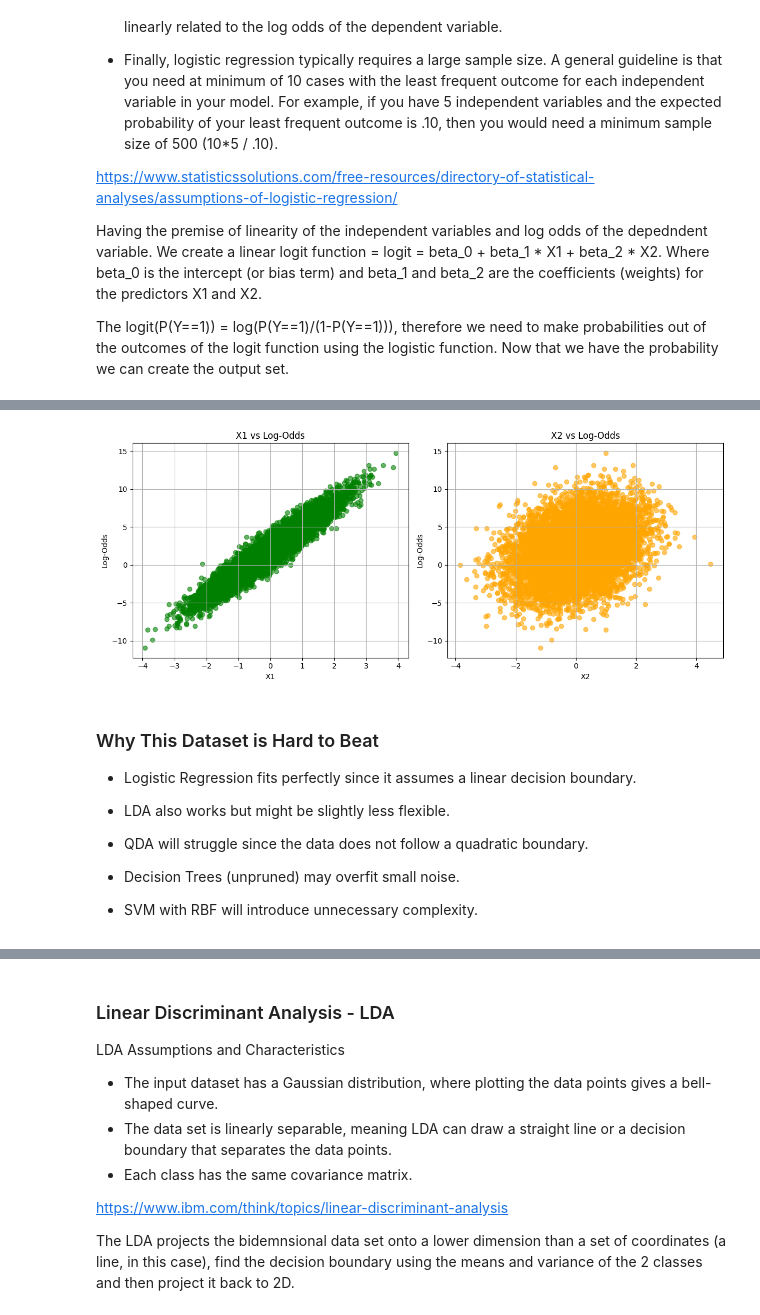
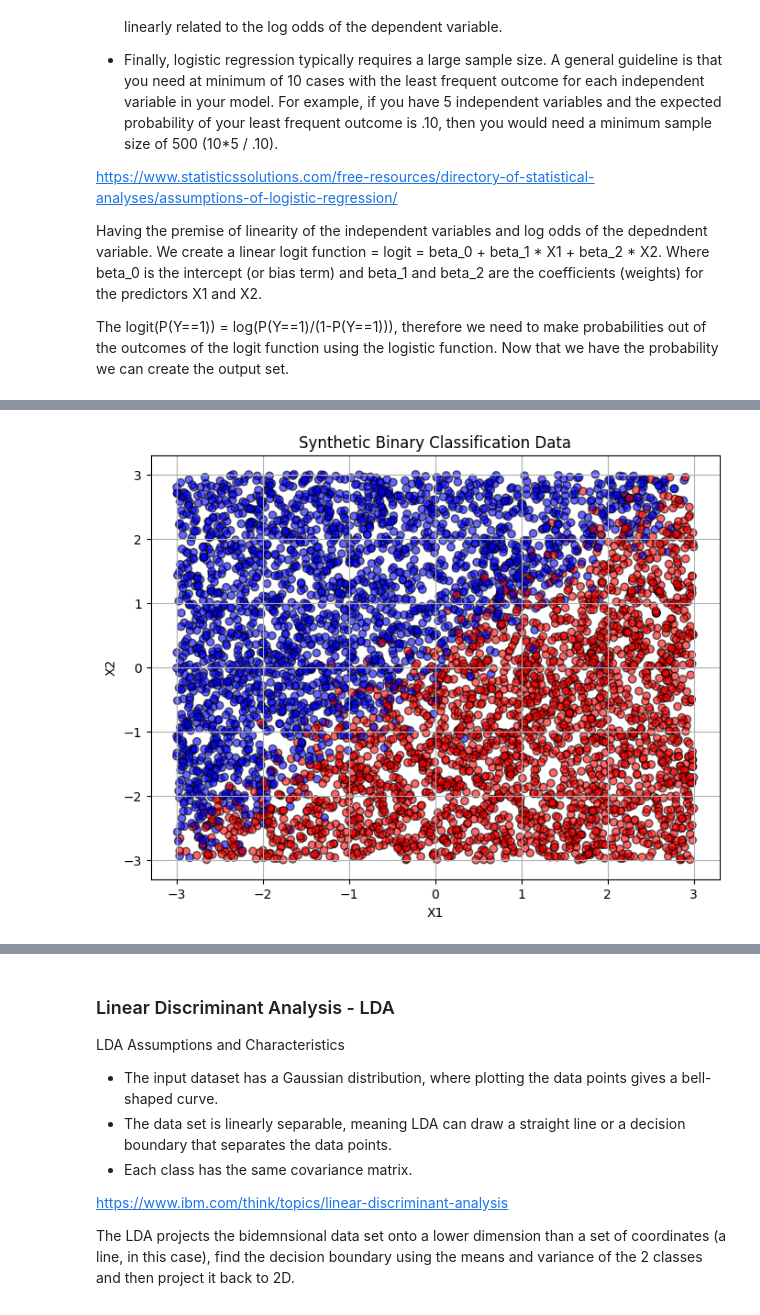
Before and after one commit to cosmintianu/ML-Algorithms-Behavior-Analysis, a Jupyter notebook: MainCosmin.ipynb, the cells around one changed output, grey strips where cells are left out. Saved outputs shown, nothing was run; the diff lists cells and outputs as text; code cells hidden in the pictures.

```diff
--- a/MainCosmin.ipynb
+++ b/MainCosmin.ipynb
@@ -117,36 +22,29 @@ plt.show()
-# %%
-# Plot the relationship between X1 and log-odds
-plt.figure(figsize=(12, 5))
-
-# Subplot for X1 vs Log-Odds
-plt.subplot(1, 2, 1)
-plt.scatter(X1, logit, alpha=0.6, color='green', label='X1 vs Log-Odds')
-plt.xlabel('X1')
-plt.ylabel('Log-Odds')
-plt.title('X1 vs Log-Odds')
-plt.grid(True)
-
-# Subplot for X2 vs Log-Odds
-plt.subplot(1, 2, 2)
-plt.scatter(X2, logit, alpha=0.6, color='orange', label='X2 vs Log-Odds')
-plt.xlabel('X2')
-plt.ylabel('Log-Odds')
-plt.title('X2 vs Log-Odds')
-plt.grid(True)
-
-# Show the plots
-plt.tight_layout()
-plt.show()
-# %% [output]
-[figure, removed]
-# %% [markdown]
-### Why This Dataset is Hard to Beat
-- Logistic Regression fits perfectly since it assumes a linear decision boundary.
-
-- LDA also works but might be slightly less flexible.
-
-- QDA will struggle since the data does not follow a quadratic boundary.
-
-- Decision Trees (unpruned) may overfit small noise.
-
-- SVM with RBF will introduce unnecessary complexity.
+# %%
+import numpy as np
+import matplotlib.pyplot as plt
+import seaborn as sns
+from sklearn.linear_model import LogisticRegression
+from sklearn.model_selection import train_test_split, cross_val_score
+from sklearn.metrics import accuracy_score
+
+# Step 1: Generate data
+np.random.seed(42)
+n = 5000
+X1 = np.random.uniform(-3, 3, n)
+X2 = np.random.uniform(-3, 3, n)
+noise = np.random.normal(0, 0.5, n)
+y = (X1 - X2 + noise > 0).astype(int)
+
+# Combine features
+X = np.vstack((X1, X2)).T
+
+# Plotting the dataset
+plt.figure(figsize=(8, 6))
+plt.scatter(X1, X2, c=y, cmap='bwr', alpha=0.6, edgecolors='k')
+plt.xlabel('X1')
+plt.ylabel('X2')
+plt.title('Synthetic Binary Classification Data')
+plt.grid(True)
+plt.show()
+# %% [output]
+[figure, added]
```
Also changed, not shown: parts of 37 cells of this notebook.
